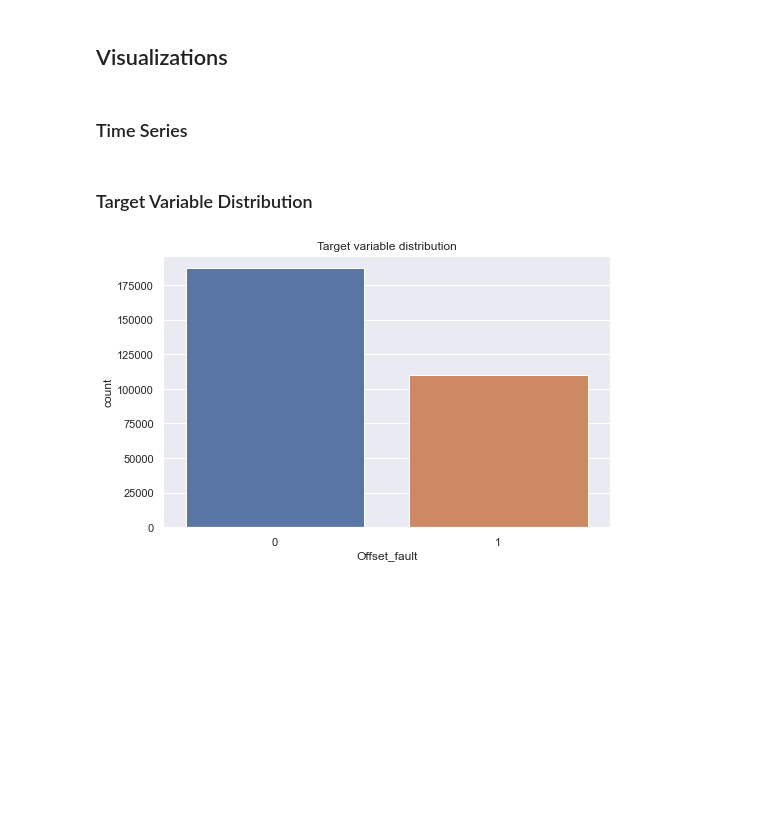
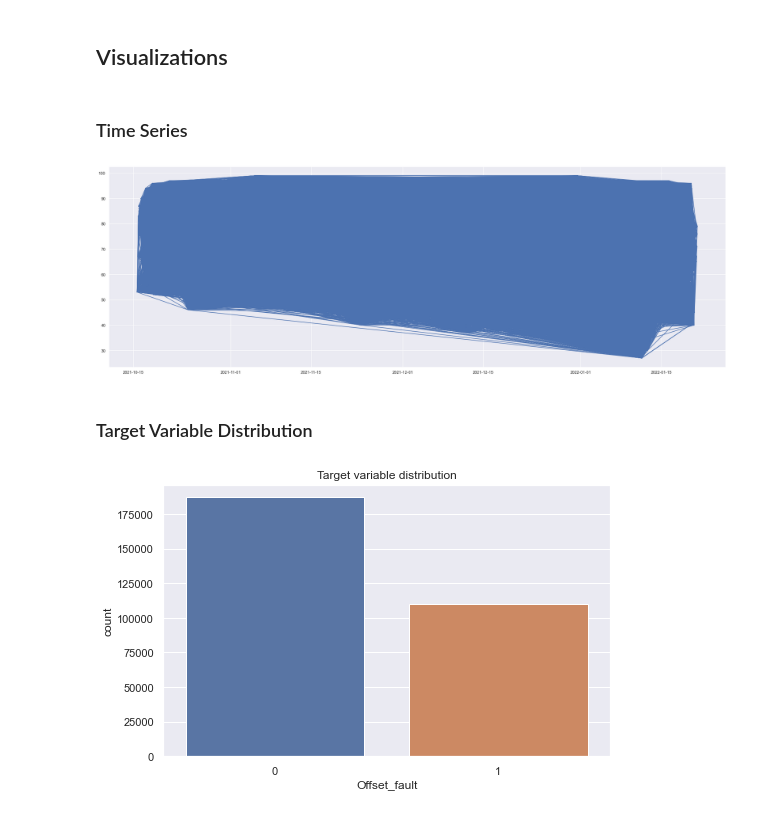
Before and after one commit to JessWN/UmojaHack2022-TeamVyrodok, a Jupyter notebook: challenge.ipynb, the cells around one changed output. Saved outputs shown, nothing was run; the diff lists cells and outputs as text; code cells hidden in the pictures; blank space fills up the shorter version.

```diff
--- a/challenge.ipynb
+++ b/challenge.ipynb
@@ -86,0 +91,32 @@ memory usage: 15.9+ MB
+# %%
+#A00
+#Convert datetime format
+train_df['Datetime'] = pd.to_datetime(train_df['Datetime'])
+
+# Add columns for year, month, day, hour
+train_df['YEAR'] = pd.DatetimeIndex(train_df['Datetime']).year
+train_df['MONTH'] = pd.DatetimeIndex(train_df['Datetime']).month
+train_df['DAY'] = pd.DatetimeIndex(train_df['Datetime']).day
+train_df['HOUR'] = pd.DatetimeIndex(train_df['Datetime']).hour
+train_df['DAY_OF_WEEK'] = pd.DatetimeIndex(train_df['Datetime']).dayofweek
+train_df['HOUR_OF_WEEK'] = ((pd.DatetimeIndex(train_df['Datetime']).dayofweek * 24) + pd.DatetimeIndex(train_df['Datetime']).hour)
+
+
+#Standardize column titles
+train_df.rename(
+    columns = {
+        'Datetime': 'DATETIME', 'Sensor1_PM2.5' : 'SENSOR1_2.5',
+        'Sensor2_PM2.5' : 'SENSOR2_2.5', 'Temperature': 'TEMPERATURE',
+        'Relative_Humidity': 'RELATIVE_HUMIDITY', 'Offset_fault': 'OFFSET_FAULT'
+    }, inplace=True
+)
+
+#Re-order columns
+train_df.reindex(
+    columns = ['ID'] + ['DATETIME'] + ['YEAR'] + ['MONTH'] + ['DAY'] + \
+        ['DAY_OF_WEEK'] + ['HOUR'] + ['HOUR_OF_WEEK'] + \
+        [col for col in train_df.columns if col not in \
+            ['ID', 'DATETIME', 'YEAR', 'MONTH', 'DAY', 'HOUR',
+            'OFFSET_FAULT', 'DAY_OF_WEEK', 'HOUR_OF_WEEK']]\
+                + ['OFFSET_FAULT']
+)
@@ -112,6 +172,12 @@ dtype: int64
 ## Visualizations
 # %% [markdown]
 ### Time Series
+# %%
+fig, axs = plt.subplots(figsize = (30,10))
+
+axs.plot(train_df['Datetime'], train_df['Relative_Humidity'])
+# %% [output]
+[figure, added]
 # %% [markdown]
 ### Target Variable Distribution
 # %%
```
Also changed, not shown: parts of 5 cells of this notebook.
